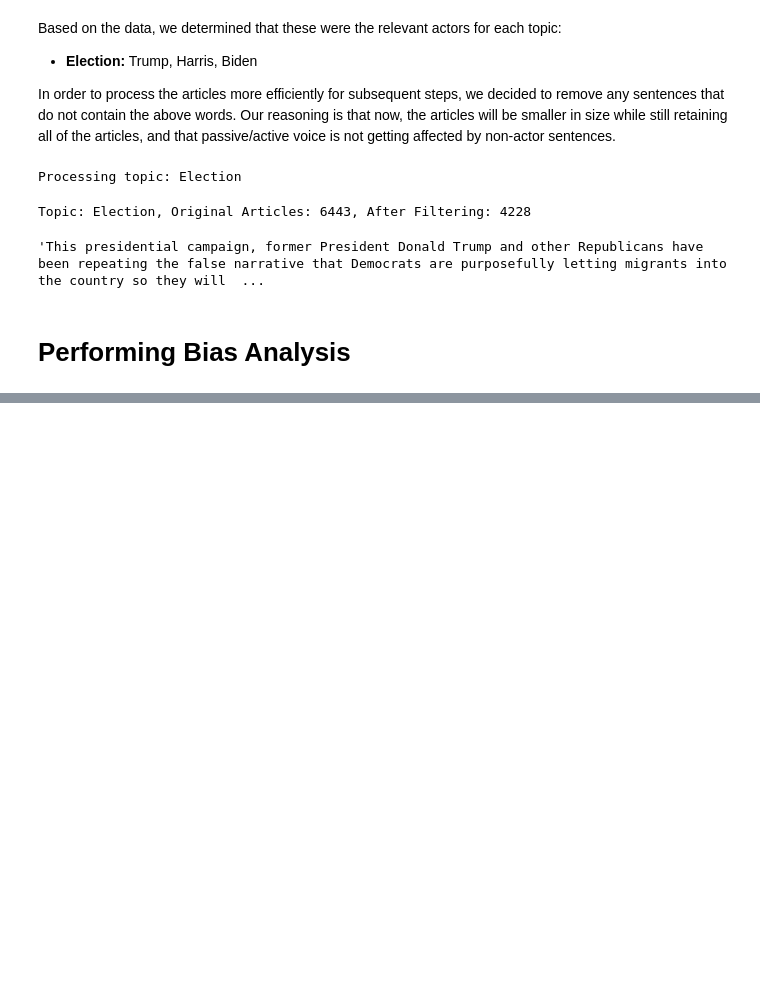
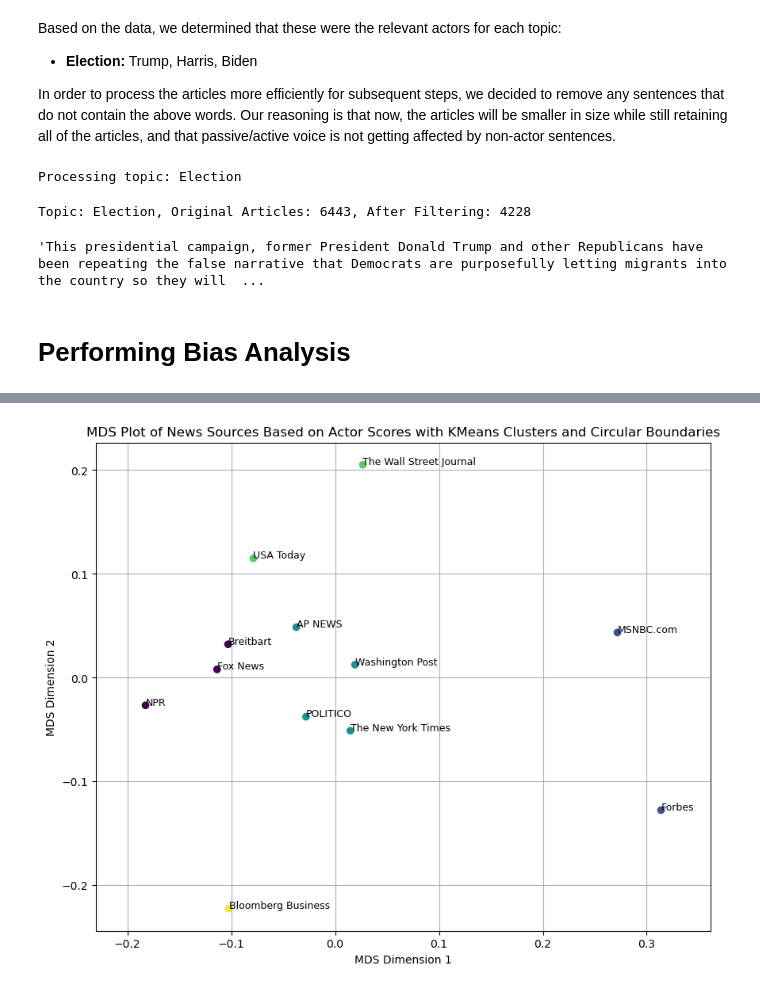
Before and after one commit to CarsonJMullen/Unstructured-Data-Analytics, a Jupyter notebook: Final Project/Final Project.ipynb, the cells around one changed output, grey strips where cells are left out. Cells and saved outputs as stored; diff of their text form; code cells hidden in the pictures; blank space fills up the shorter version.

```diff
--- a/Final Project/Final Project.ipynb
+++ b/Final Project/Final Project.ipynb
@@ -502,0 +542,48 @@ plt.show()
+# %%
+import numpy as np
+import pandas as pd
+import matplotlib.pyplot as plt
+from sklearn.manifold import MDS
+from sklearn.metrics import pairwise_distances, euclidean_distances
+from sklearn.cluster import KMeans
+from sklearn.datasets import make_blobs
+
+# Assuming 'average_actor_scores_df' is already defined and processed
+# First, we need to pivot the data to have a row per source and columns for each actor's average scores
+pivot_df = average_actor_scores_df.pivot_table(index='source', columns='actor', values=['average_title_score', 'average_content_score'])
+
+# Flatten the MultiIndex columns to simple names
+pivot_df.columns = [f'{col[0]}_{col[1]}' for col in pivot_df.columns]
+
+# Fill any missing values with 0
+pivot_df = pivot_df.fillna(0)
+
+# Compute a distance matrix (Euclidean distance between sources based on their actor scores)
+distance_matrix = euclidean_distances(pivot_df)
+
+# Perform MDS
+mds = MDS(n_components=2, dissimilarity='precomputed', random_state=42)
+mds_result = mds.fit_transform(distance_matrix)
+
+# KMeans Clustering
+n_clusters = 5  # Choose the number of clusters you want
+kmeans = KMeans(n_clusters=n_clusters, random_state=42)
+predictions = kmeans.fit_predict(mds_result)
+
+# Plot MDS results with KMeans Clusters
+plt.figure(figsize=(10, 8))
+scatter = plt.scatter(mds_result[:, 0], mds_result[:, 1], c=predictions, cmap='viridis', marker='o')
+
+# Annotate each point with its news source
+for i, source in enumerate(pivot_df.index):
+    plt.text(mds_result[i, 0], mds_result[i, 1], source, fontsize=9)
+
+
+plt.title('MDS Plot of News Sources Based on Actor Scores with KMeans Clusters and Circular Boundaries')
+plt.xlabel('MDS Dimension 1')
+plt.ylabel('MDS Dimension 2')
+plt.grid(True)
+plt.axis('equal')  # Keep aspect ratio square
+plt.show()
+# %% [output]
+[figure, added]
```
Also changed, not shown: parts of 10 cells of this notebook.
